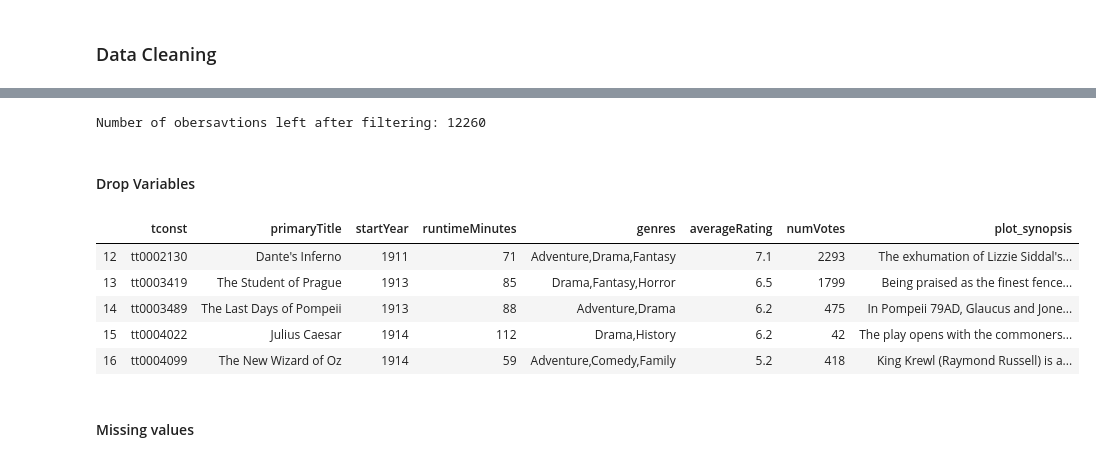
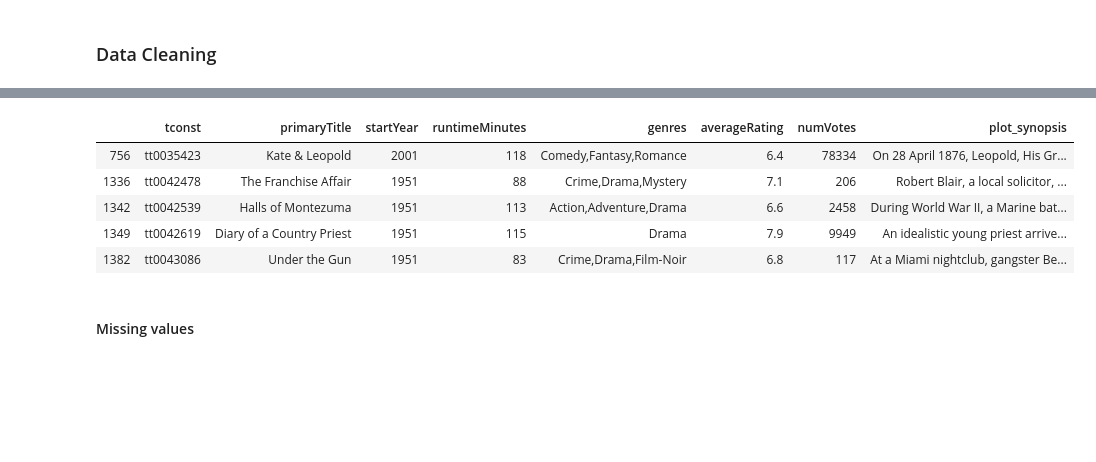
Before and after one commit to itooley/MLProject_426, a Jupyter notebook: project_code.ipynb, the cells around one changed output, grey strips where cells are left out. Drawn from its saved outputs; the diff is of its cells as text; code cells hidden in the pictures; blank space fills up the shorter version.

Commit message:
finished basic data cleaning, worked on some exploratory stuff with countvectorizer, added some common plot words to be removed during text cleaning process

```diff
--- a/project_code.ipynb
+++ b/project_code.ipynb
@@ -88,20 +57,20 @@ movies.head()
-# %%
-print('Number of obersavtions left after filtering:', movies.shape[0])
-# %% [output]
-Number of obersavtions left after filtering: 12260
-# %% [markdown]
-#### Drop Variables
 # %%
+## filter down to only non-adult movie content that came out after 1950
+movies = all[(all['titleType'] == 'movie') &
+             (all['isAdult'] == 0) &
+             (all['startYear'].astype(int) > 1950)]
+
+## drop unnecessary variables
 movies.drop(['titleType', 'originalTitle', 'isAdult', 'endYear', 'imdb_id',
              'title', 'tags', 'split', 'synopsis_source'],
             axis = 1, inplace = True)
 movies.head()
 # %% [output]
 |  | tconst | primaryTitle | startYear | runtimeMinutes | genres | averageRating | numVotes | plot_synopsis |
-| 12 | tt0002130 | Dante's Inferno | 1911 | 71 | Adventure,Drama,Fantasy | 7.1 | 2293 | The exhumation of Lizzie Siddal's... |
-| 13 | tt0003419 | The Student of Prague | 1913 | 85 | Drama,Fantasy,Horror | 6.5 | 1799 | Being praised as the finest fence... |
-| 14 | tt0003489 | The Last Days of Pompeii | 1913 | 88 | Adventure,Drama | 6.2 | 475 | In Pompeii 79AD, Glaucus and Jone... |
-| 15 | tt0004022 | Julius Caesar | 1914 | 112 | Drama,History | 6.2 | 42 | The play opens with the commoners... |
-| 16 | tt0004099 | The New Wizard of Oz | 1914 | 59 | Adventure,Comedy,Family | 5.2 | 418 | King Krewl (Raymond Russell) is a... |
+| 756 | tt0035423 | Kate & Leopold | 2001 | 118 | Comedy,Fantasy,Romance | 6.4 | 78334 | On 28 April 1876, Leopold, His Gr... |
+| 1336 | tt0042478 | The Franchise Affair | 1951 | 88 | Crime,Drama,Mystery | 7.1 | 206 | Robert Blair, a local solicitor, ... |
+| 1342 | tt0042539 | Halls of Montezuma | 1951 | 113 | Action,Adventure,Drama | 6.6 | 2458 | During World War II, a Marine bat... |
+| 1349 | tt0042619 | Diary of a Country Priest | 1951 | 115 | Drama | 7.9 | 9949 | An idealistic young priest arrive... |
+| 1382 | tt0043086 | Under the Gun | 1951 | 83 | Crime,Drama,Film-Noir | 6.8 | 117 | At a Miami nightclub, gangster Be... |
 # %% [markdown]
 #### Missing values
```
Also changed, not shown: parts of 47 cells of this notebook, 1 other file.
